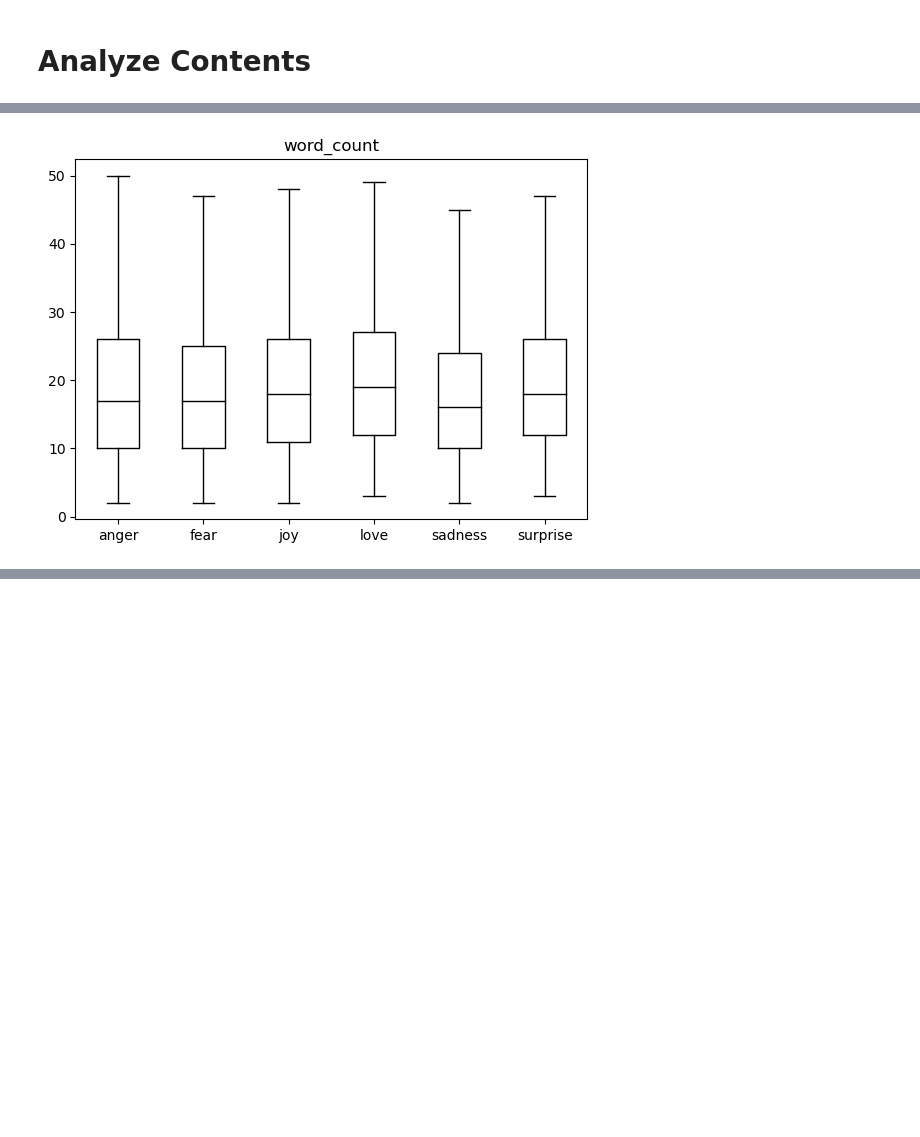
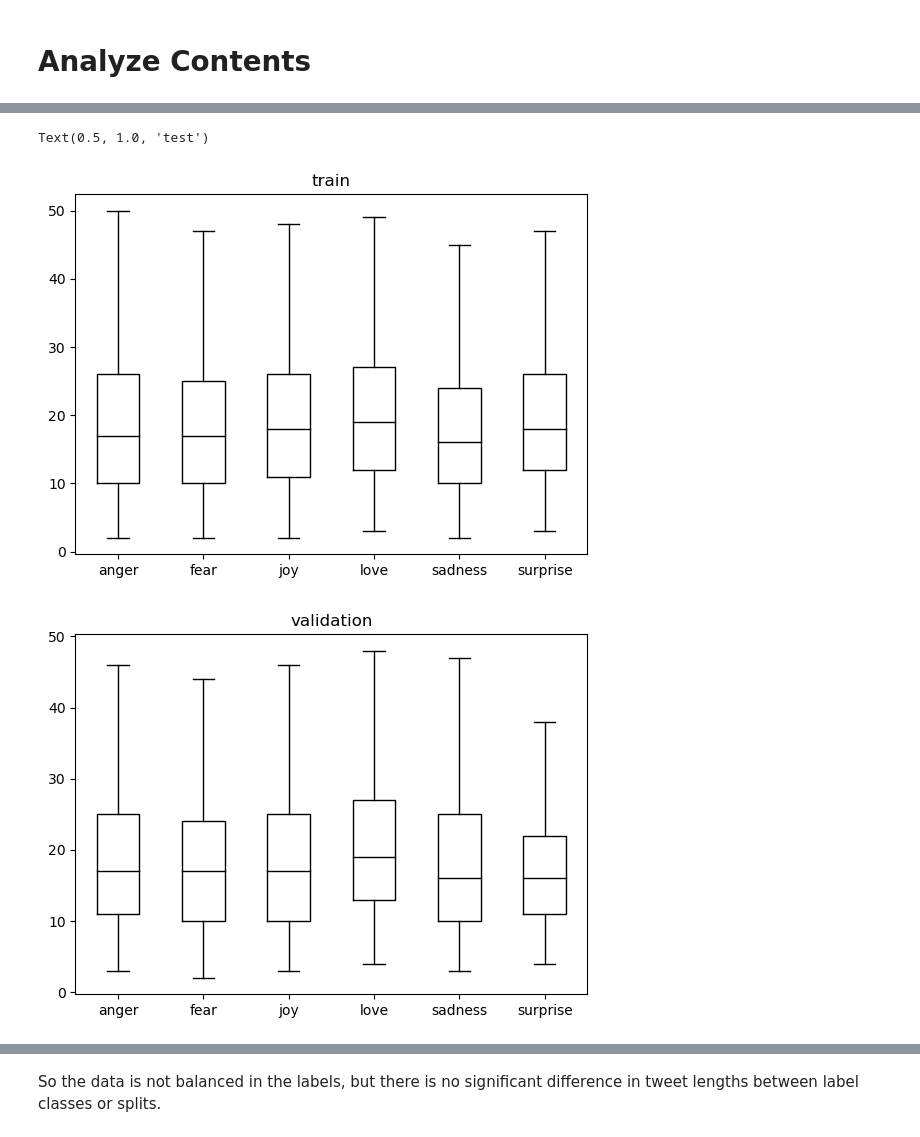
Before and after one commit to florianehmann/NLP-Playground, a Jupyter notebook: twitter-emotion-analysis/notebooks/Datset Exploration.ipynb, the cells around one changed output, grey strips where cells are left out. Drawn from its saved outputs; the diff is of its cells as text; code cells hidden in the pictures; blank space fills up the shorter version.

```diff
--- a/twitter-emotion-analysis/notebooks/Datset Exploration.ipynb
+++ b/twitter-emotion-analysis/notebooks/Datset Exploration.ipynb
@@ -75,8 +100,7 @@ plt.show()
 # %%
-df['word_count'] = df['text'].str.split().apply(len)
-df.boxplot('word_count', by='label_name', showfliers=False, grid=False, color='k')
-plt.suptitle('')
-plt.xlabel('')
-plt.show()
+def plot_word_count_boxplot(dataset):
+    df = labeled_df_from_dataset(dataset)
+    df['word_count'] = df['text'].str.split().apply(len)
+    df.boxplot('word_count', by='label_name', showfliers=False, grid=False, color='k')
+    plt.suptitle('')
+    plt.xlabel('')
-# %% [output]
-[figure, removed]
@@ -84,0 +107,13 @@ train_ds.reset_format()
+# %%
+plot_word_count_boxplot(emotion['train'])
+plt.title('train')
+
+plot_word_count_boxplot(emotion['validation'])
+plt.title('validation')
+
+plot_word_count_boxplot(emotion['test'])
+plt.title('test')
+# %% [output]
+Text(0.5, 1.0, 'test')
+[figure, added]
+[figure, added]
@@ -84,0 +121,2 @@ train_ds.reset_format()
+# %% [markdown]
+So the data is not balanced in the labels, but there is no significant difference in tweet lengths between label classes or splits.
```
Also changed, not shown: parts of 13 cells of this notebook.
